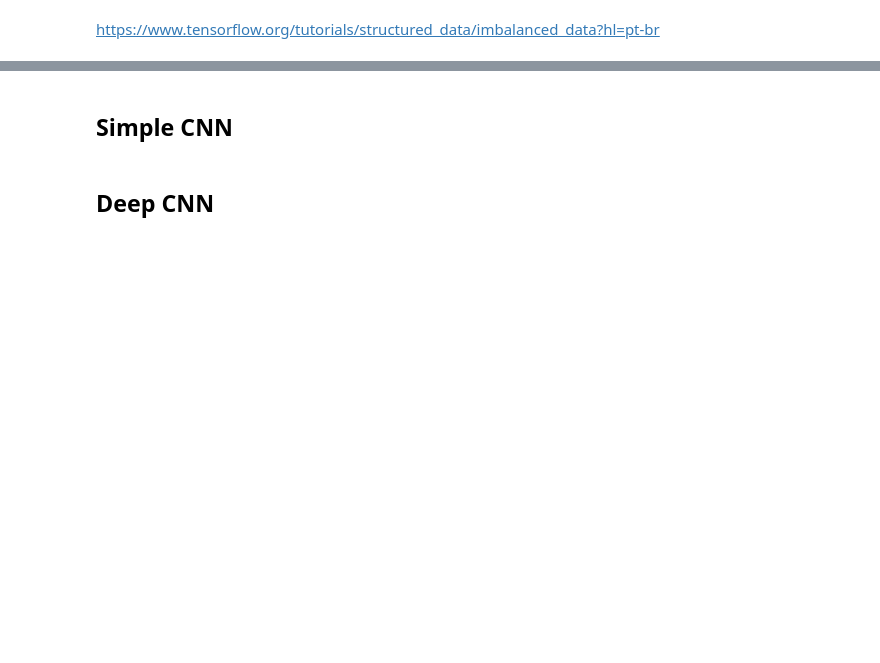
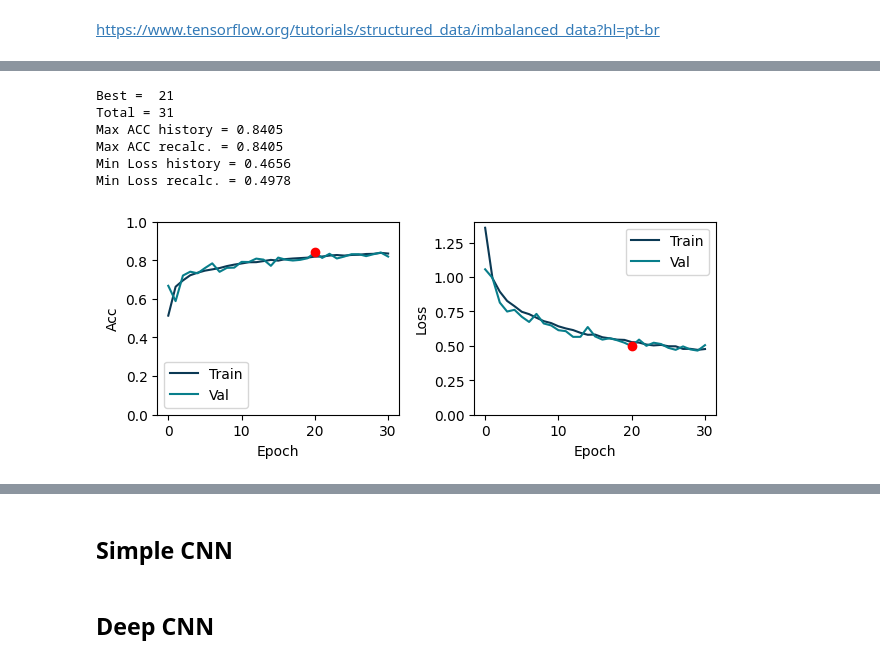
Before and after one commit to TiagoCAAmorim/machine_learning, a Jupyter notebook: Lista03/Lista03.ipynb, the cells around one changed output, grey strips where cells are left out. Drawn from its saved outputs; the diff is of its cells as text; code cells hidden in the pictures; blank space fills up the shorter version.

```diff
--- a/Lista03/Lista03.ipynb
+++ b/Lista03/Lista03.ipynb
@@ -356,7 +340,7 @@ callbacks = [
     ),
 ]
 # %%
-def make_and_train_mlp(options_dict):
+def make_and_train_mlp(options_dict, name=None):
     default_ = {
         'nodes': 100,
         'learning_rate': 1E-3,
@@ -371,8 +355,9 @@ def make_and_train_mlp(options_dict):
     model = make_mlp(
         nodes=options_dict['nodes'],
         learning_rate=options_dict['learning_rate'],
-        use_augmentation=options_dict['use_augmentation'])
-    model.fit(
+        use_augmentation=options_dict['use_augmentation'],
+        name=name)
+    history = model.fit(
         X_train,
         y_train,
         epochs=options_dict['epochs'],
@@ -380,9 +365,33 @@ def make_and_train_mlp(options_dict):
         validation_data = (X_val, y_val),
         class_weight=options_dict['class_weight'],
         callbacks=callbacks)
-    return model
+    return model, history
+# %%
+def save_model(name, model, history=None):
+    model.save(f"models/{name}.keras")
+    _ = joblib.dump(history, f"models/{name}.hist")
+
+def load_model(name, history=False):
+    model = keras.models.load_model(f"models/{name}.keras")
+    if history:
+        history = joblib.load(f"models/{name}.hist")
+        return model, history
+    return model
+# %%
+def run_mlp(options, name, force=False):
+    if RERUN_MLP or force:
+        model, history = make_and_train_mlp(options)
+
+        save_model(name=name,
+                   model=model,
+                   history=history)
+    else:
+        model, history = load_model(name=name, history=True)
+
+    return model, history
 # %%
 mlp_models = {}
+mlp_history = {}
 mlp_options_vanilla = {
     'nodes': 300,
     'learning_rate': 1E-4,
@@ -390,6 +399,9 @@ mlp_options_vanilla = {
     'epochs': 1000,
     'batch_size': 32,
     'class_weight': None}
-mlp_models['Vanilla'] = make_and_train_mlp(mlp_options_vanilla)
+
+model, history = run_mlp(options=mlp_options_vanilla, name="mlp_vanilla", force=True)
+mlp_models['Vanilla'] = model
+mlp_history['Vanilla'] = history
 # %% [output]
 Epoch 1/1000
@@ -413,0 +436,13 @@ mlp_models['Vanilla'].pre
+# %%
+double_check(mlp_models['Vanilla'], mlp_history['Vanilla'])
+# %% [output]
+Best =  21
+Total = 31
+Max ACC history = 0.8405
+Max ACC recalc. = 0.8405
+Min Loss history = 0.4656
+Min Loss recalc. = 0.4978
+# %%
+plot_metrics(mlp_history["Vanilla"])
+# %% [output]
+[figure, added]
```
Also changed, not shown: parts of 26 cells of this notebook, 10 other files.
